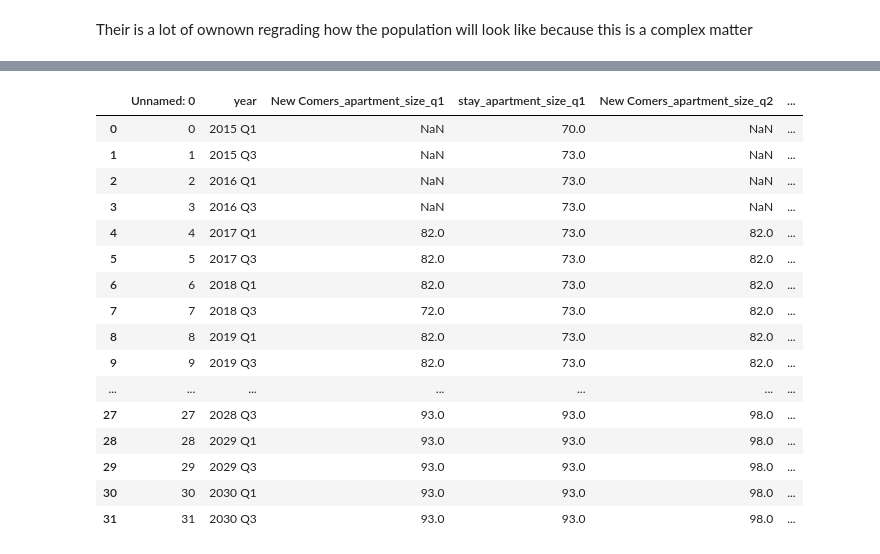
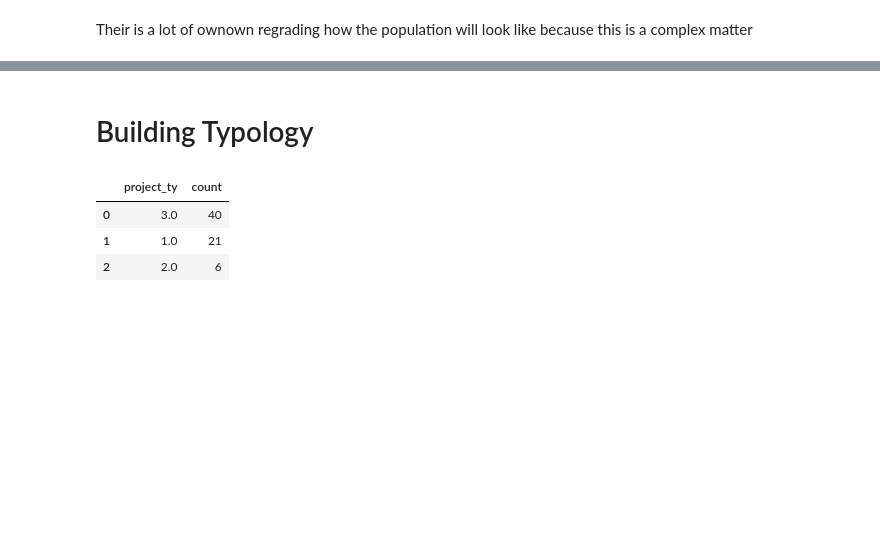
Before and after one commit to Shai2u/BatYamNY, a Jupyter notebook: population_simulation.ipynb, the cells around one changed output, grey strips where cells are left out. Saved outputs shown, nothing was run; the diff lists cells and outputs as text; code cells hidden in the pictures; blank space fills up the shorter version.

```diff
--- a/population_simulation.ipynb
+++ b/population_simulation.ipynb
@@ -1095,20 +973,2 @@ Successfully installed kaleido-0.2.1
-# %%
-agents_stat_summary_by_year
-# %% [output]
-|  | Unnamed: 0 | year | New Comers_apartment_size_q1 | stay_apartment_size_q1 | New Comers_apartment_size_q2 | ... |
-| 0 | 0 | 2015 Q1 | NaN | 70.0 | NaN | ... |
-| 1 | 1 | 2015 Q3 | NaN | 73.0 | NaN | ... |
-| 2 | 2 | 2016 Q1 | NaN | 73.0 | NaN | ... |
-| 3 | 3 | 2016 Q3 | NaN | 73.0 | NaN | ... |
-| 4 | 4 | 2017 Q1 | 82.0 | 73.0 | 82.0 | ... |
-| 5 | 5 | 2017 Q3 | 82.0 | 73.0 | 82.0 | ... |
-| 6 | 6 | 2018 Q1 | 82.0 | 73.0 | 82.0 | ... |
-| 7 | 7 | 2018 Q3 | 72.0 | 73.0 | 82.0 | ... |
-| 8 | 8 | 2019 Q1 | 82.0 | 73.0 | 82.0 | ... |
-| 9 | 9 | 2019 Q3 | 82.0 | 73.0 | 82.0 | ... |
-| ... | ... | ... | ... | ... | ... | ... |
-| 27 | 27 | 2028 Q3 | 93.0 | 93.0 | 98.0 | ... |
-| 28 | 28 | 2029 Q1 | 93.0 | 93.0 | 98.0 | ... |
-| 29 | 29 | 2029 Q3 | 93.0 | 93.0 | 98.0 | ... |
-| 30 | 30 | 2030 Q1 | 93.0 | 93.0 | 98.0 | ... |
-| 31 | 31 | 2030 Q3 | 93.0 | 93.0 | 98.0 | ... |
+# %% [markdown]
+# Building Typology
@@ -1114,0 +999,7 @@ agents_stat_summary_by_year
+# %%
+construction_typo
+# %% [output]
+|  | project_ty | count |
+| 0 | 3.0 | 40 |
+| 1 | 1.0 | 21 |
+| 2 | 2.0 | 6 |
```
Also changed, not shown: parts of 60 cells of this notebook.
